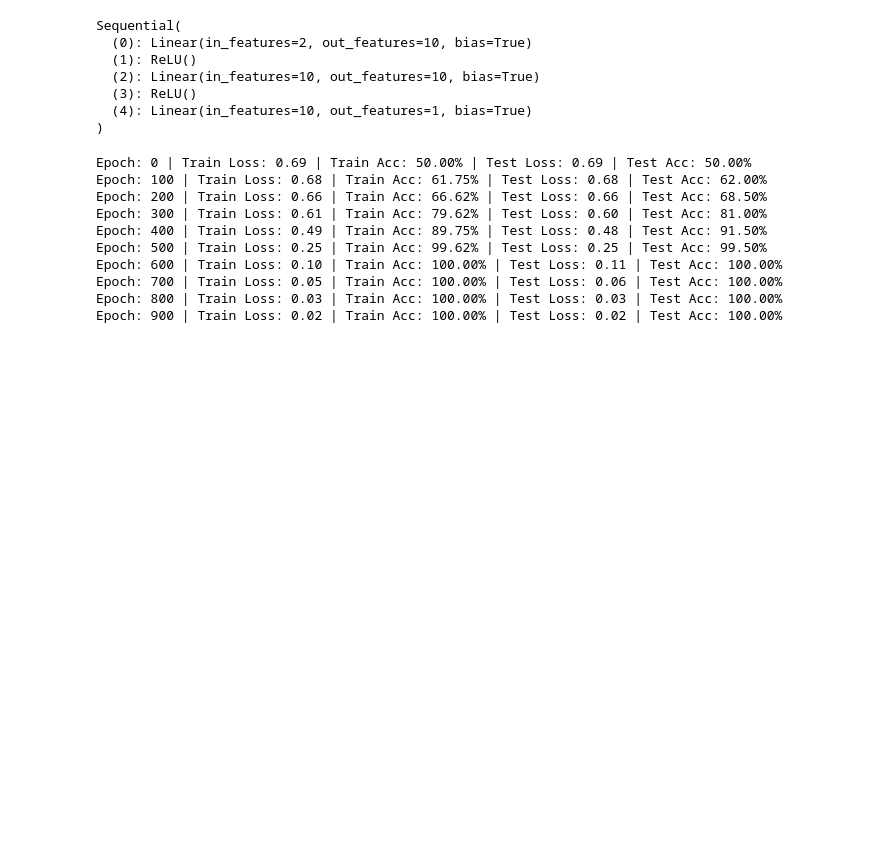
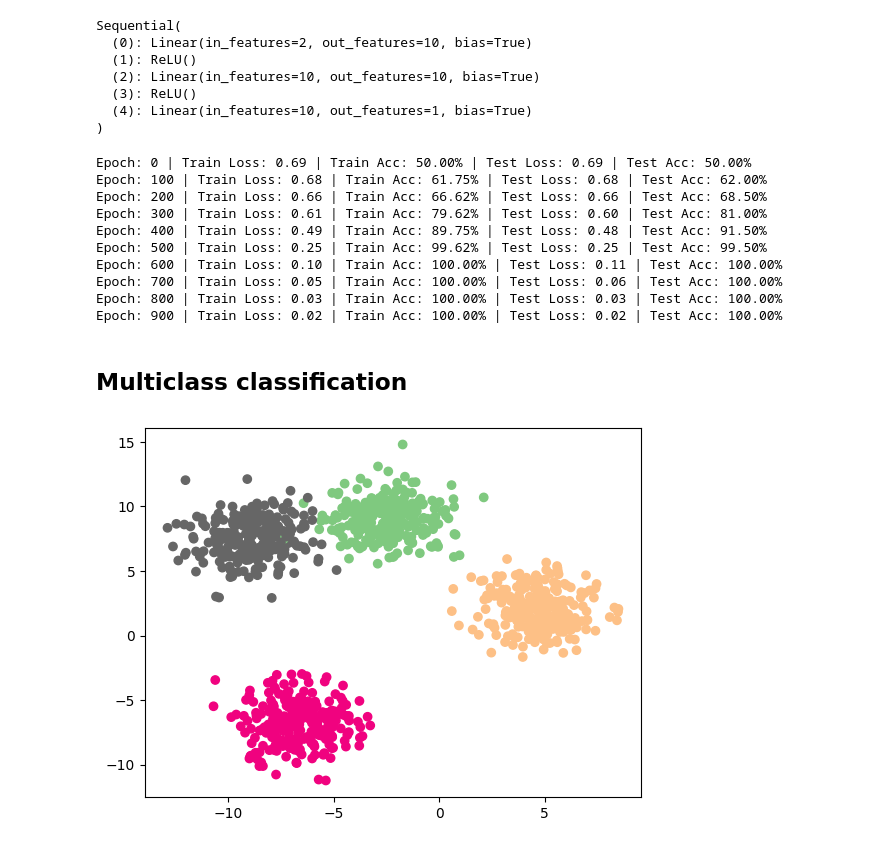
Before and after one commit to vishwasg217/Pytorch-tutorial, a Jupyter notebook: classification.ipynb, the cells around one changed output. Cells and saved outputs as stored; diff of their text form; code cells hidden in the pictures; blank space fills up the shorter version.

Commit message:
multiclass classification

```diff
--- a/classification.ipynb
+++ b/classification.ipynb
@@ -379,3 +379,15 @@ Epoch: 600 | Train Loss: 0.10 | Train Acc: 100.00% | Test Loss: 0.11 | Test Acc:
 Epoch: 700 | Train Loss: 0.05 | Train Acc: 100.00% | Test Loss: 0.06 | Test Acc: 100.00%
 Epoch: 800 | Train Loss: 0.03 | Train Acc: 100.00% | Test Loss: 0.03 | Test Acc: 100.00%
 Epoch: 900 | Train Loss: 0.02 | Train Acc: 100.00% | Test Loss: 0.02 | Test Acc: 100.00%
+# %% [markdown]
+## Multiclass classification
+# %%
+from sklearn.datasets import make_blobs
+
+NUM_CLASSES = 4
+NUM_FEATURES = 2
+RANDOM_SEED = 42
+# %%
+X_blob, y_blob = make_blobs(n_samples=1000, n_features=NUM_FEATURES, centers=NUM_CLASSES,cluster_std=1.5, random_state=RANDOM_SEED)
+X_blob = torch.from_numpy(X_blob).float()
+y_blob = torch.from_numpy(y_blob).float()
@@ -381,0 +396,5 @@ Epoch: 900 | Train Loss: 0.02 | Train Acc: 100.00% | Test Loss: 0.02 | Test Acc:
+# %%
+plt.scatter(x=X_blob[:, 0], y=X_blob[:, 1], c=y_blob, cmap="Accent")
+plt.show()
+# %% [output]
+[figure, added]
```
Also changed, not shown: parts of 7 cells of this notebook.
